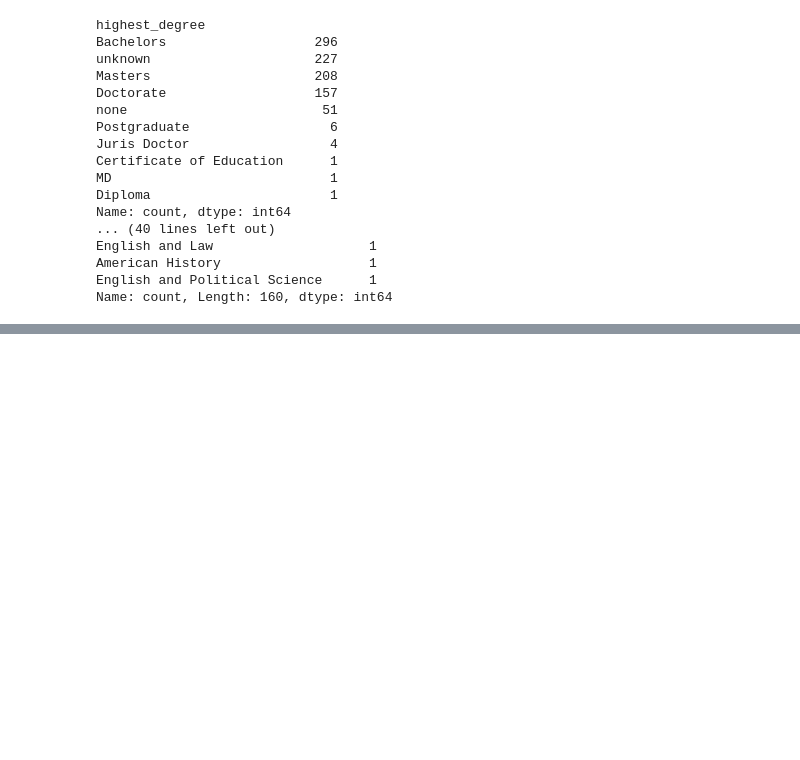
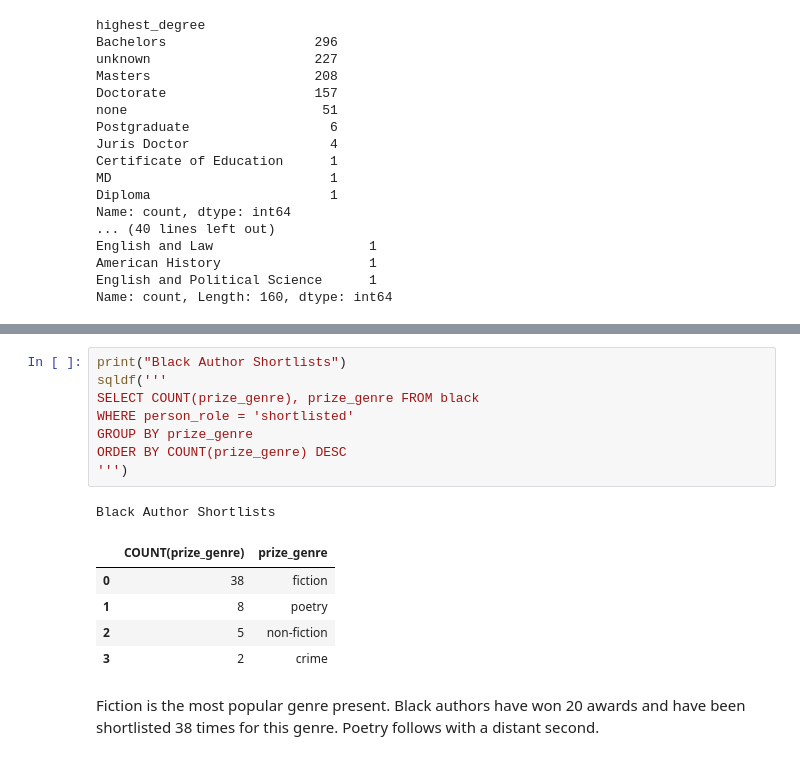
Before and after one commit to leenoah390/tidytuesday_practice, a Jupyter notebook: 20251028/tidy_tuesday-20251028.ipynb, the cells around one changed output, grey strips where cells are left out. Drawn from its saved outputs; the diff is of its cells as text; blank space fills up the shorter version.

```diff
--- a/20251028/tidy_tuesday-20251028.ipynb
+++ b/20251028/tidy_tuesday-20251028.ipynb
@@ -278,0 +303,17 @@ nonblack = ['British Libyan', 'Mexican American', 'Egyptian British', 'South Afr
+# %%
+print("Black Author Shortlists")
+sqldf('''
+SELECT COUNT(prize_genre), prize_genre FROM black
+WHERE person_role = 'shortlisted'
+GROUP BY prize_genre
+ORDER BY COUNT(prize_genre) DESC
+''')
+# %% [output]
+Black Author Shortlists
+|  | COUNT(prize_genre) | prize_genre |
+| 0 | 38 | fiction |
+| 1 | 8 | poetry |
+| 2 | 5 | non-fiction |
+| 3 | 2 | crime |
+# %% [markdown]
+Fiction is the most popular genre present. Black authors have won 20 awards and have been shortlisted 38 times for this genre. Poetry follows with a distant second.
```
Also changed, not shown: parts of 28 cells of this notebook.
